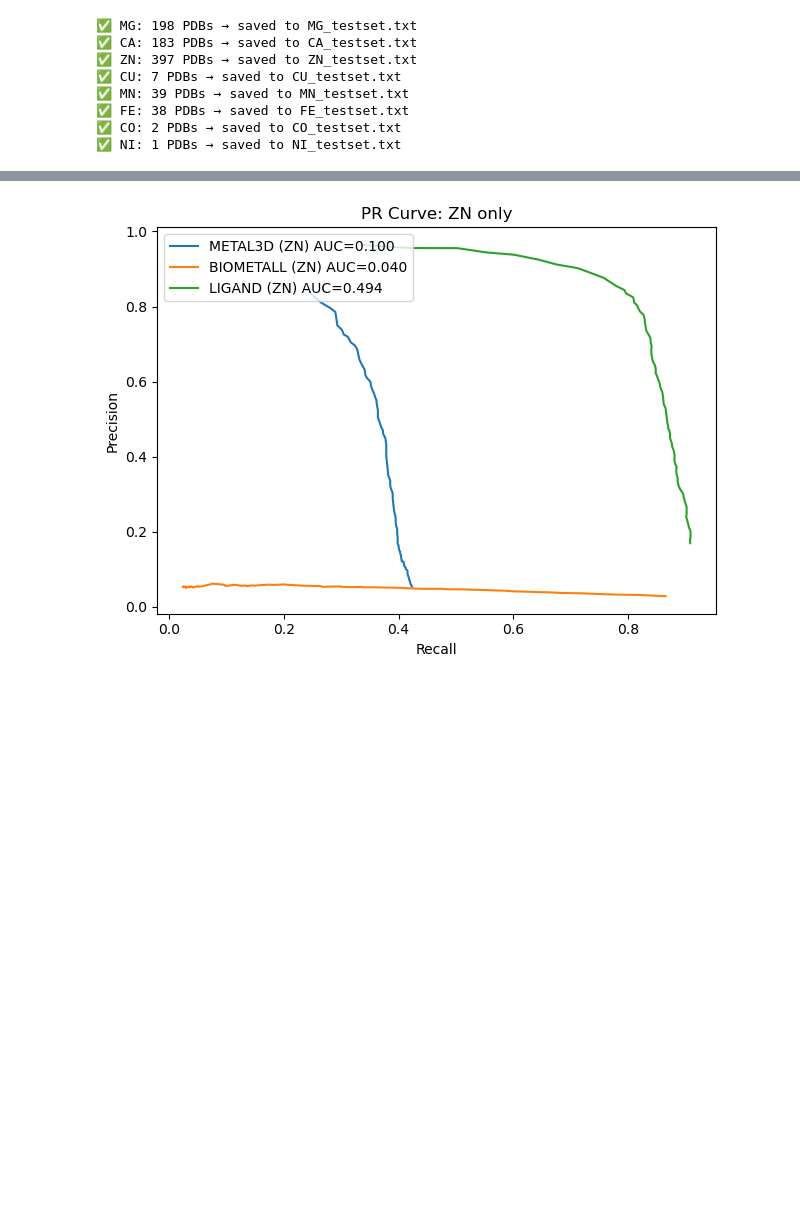
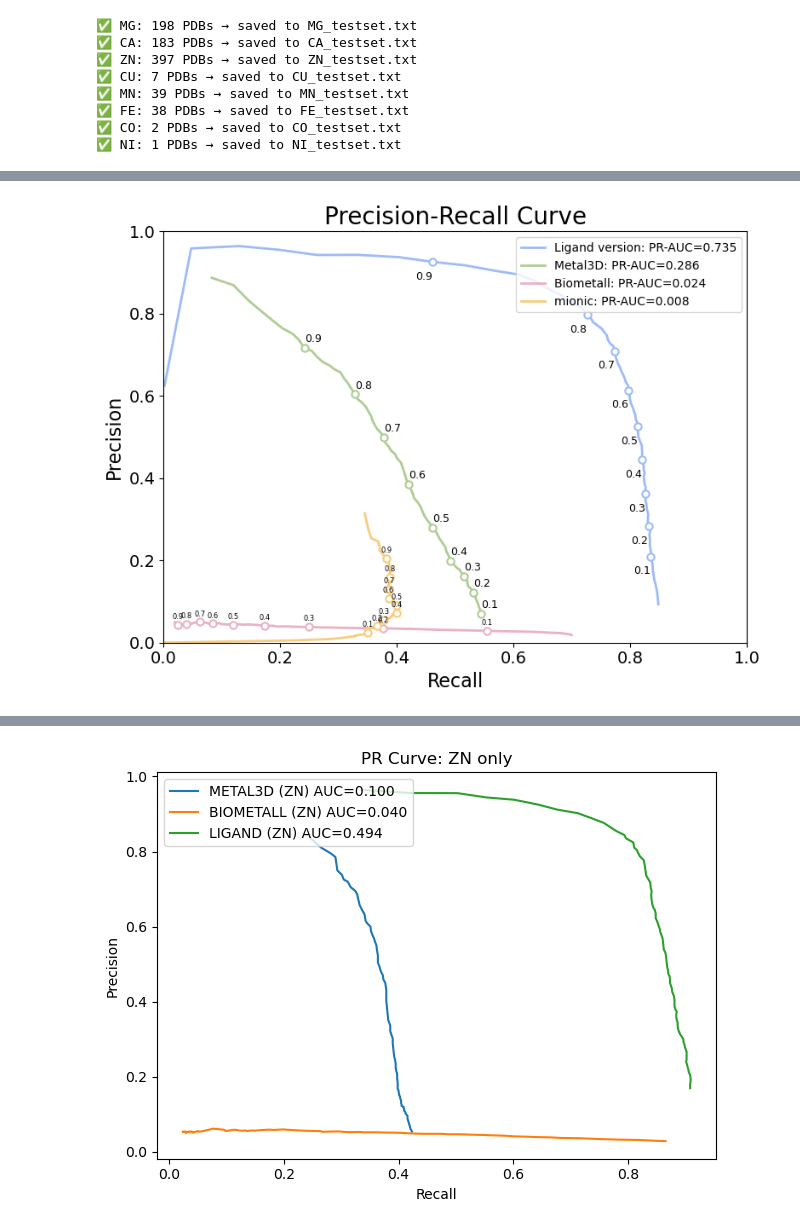
Before and after one commit to qkrgangeun/LigMet, a Jupyter notebook: notebooks/benchmark.ipynb, the cells around one changed output, grey strips where cells are left out. Saved outputs shown, nothing was run; the diff lists cells and outputs as text; code cells hidden in the pictures; blank space fills up the shorter version.

Commit message:
mionic, biometall, metal3d prcurve code

```diff
--- a/notebooks/benchmark.ipynb
+++ b/notebooks/benchmark.ipynb
@@ -1100,0 +1147,17 @@ def evaluate_model_on_testset(testset_file, model_name="metal3d"):
+# %%
+def compute_prauc(recall, precision):
+    recall = np.array(recall)
+    precision = np.array(precision)
+    sort_idx = np.argsort(recall)
+    recall_sorted = recall[sort_idx]
+    precision_sorted = precision[sort_idx]
+    return auc(recall_sorted, precision_sorted)
+# %%
+testset_file = "/home/qkrgangeun/LigMet/data/biolip_backup/pdb/test_pdb_noerror.txt"
+
+ligand_precision, ligand_recall = evaluate_model_on_testset(testset_file, "ligand")
+ligand_auc_score = compute_prauc(ligand_recall, ligand_precision)
+metal3d_precision, metal3d_recall = evaluate_model_on_testset(testset_file, "metal3d")
+metal3d_auc_score = compute_prauc(metal3d_recall, metal3d_precision)
+biometall_precision, biometall_recall = evaluate_model_on_testset(testset_file, "biometall")
+biometall_auc_score = compute_prauc(biometall_recall, biometall_precision)
@@ -1100,0 +1200,61 @@ def evaluate_model_on_testset(testset_file, model_name="metal3d"):
+# %%
+plt.figure(figsize=(8, 6))
+thresholds = np.linspace(0.00, 0.99, 99)
+# Ligand version
+plt.plot(ligand_recall[1:-1], ligand_precision[1:-1], color='#9EBBF7', linewidth=2,
+         label=f"Ligand version: PR-AUC={ligand_auc_score:.3f}")
+for i in range(len(thresholds)):
+    if i % 10 == 0 and i != 0:
+        plt.plot(ligand_recall[i], ligand_precision[i], marker='o',
+                 markersize=6, markerfacecolor='white', markeredgecolor='#9EBBF7', markeredgewidth=1.5)
+        plt.annotate(f"{thresholds[i]:.1f}", (ligand_recall[i], ligand_precision[i]),
+                     textcoords="offset points", xytext=(0, -15), ha='right', fontsize=9)
+
+# Metal3D
+plt.plot(metal3d_recall[1:], metal3d_precision[1:], color='#B0CC95', linewidth=2,
+         label=f"Metal3D: PR-AUC={metal3d_auc_score:.3f}")
+for i in range(len(thresholds)):
+    if i % 10 == 0 and i != 0:
+        plt.plot(metal3d_recall[i], metal3d_precision[i], marker='o',
+                 markersize=6, markerfacecolor='white', markeredgecolor='#B0CC95', markeredgewidth=1.5)
+        plt.annotate(f"{thresholds[i]:.1f}", (metal3d_recall[i], metal3d_precision[i]),
+                     textcoords="offset points", xytext=(0, 5), ha='left', fontsize=9)
+
+
+# Biometall
+plt.plot(biometall_recall[1:], biometall_precision[1:], color='#EAB0C4', linewidth=2,
+         label=f"Biometall: PR-AUC={biometall_auc_score:.3f}")
+for i in range(len(thresholds)):
+    if i % 10 == 0 and i != 0:
+        plt.plot(biometall_recall[i], biometall_precision[i], marker='o',
+                 markersize=6, markerfacecolor='white', markeredgecolor='#EAB0C4', markeredgewidth=1.5)
+        plt.annotate(f"{thresholds[i]:.1f}", (biometall_recall[i], biometall_precision[i]),
+                     textcoords="offset points", xytext=(0, 5), ha='center', fontsize=6)
+
+
+mionic = np.load("/home/qkrgangeun/LigMet/code/notebooks/mionic_pr_data.npz")
+threhsholds = mionic["thresholds"]
+mionic_precision = mionic["precision"]
+mionic_recall = mionic["recall"]
+mionic_auc_score = compute_prauc(mionic_recall, mionic_precision)
+plt.plot(mionic_recall[:], mionic_precision[:], color='#F7CC7D', linewidth=2,
+         label=f"mionic: PR-AUC={mionic_auc_score:.3f}")
+for i in range(len(thresholds)):
+    if i % 10 == 0 and i != 0:
+        plt.plot(mionic_recall[i], mionic_precision[i], marker='o',
+                 markersize=6, markerfacecolor='white', markeredgecolor='#F7CC7D', markeredgewidth=1.5)
+        plt.annotate(f"{thresholds[i]:.1f}", (mionic_recall[i], mionic_precision[i]),
+                     textcoords="offset points", xytext=(0, 5), ha='center', fontsize=6)
+
+plt.xlabel("Recall",fontsize=16)
+plt.ylabel("Precision",fontsize=16)
+plt.title("Precision-Recall Curve",fontsize=20)
+plt.xlim(0, 1)
+plt.ylim(0, 1)
+plt.legend()
+plt.xticks(fontsize=14)
+plt.yticks(fontsize=14)
+plt.tight_layout()
+plt.show()
+# %% [output]
+[figure, added]
```
Also changed, not shown: parts of 11 cells of this notebook.
